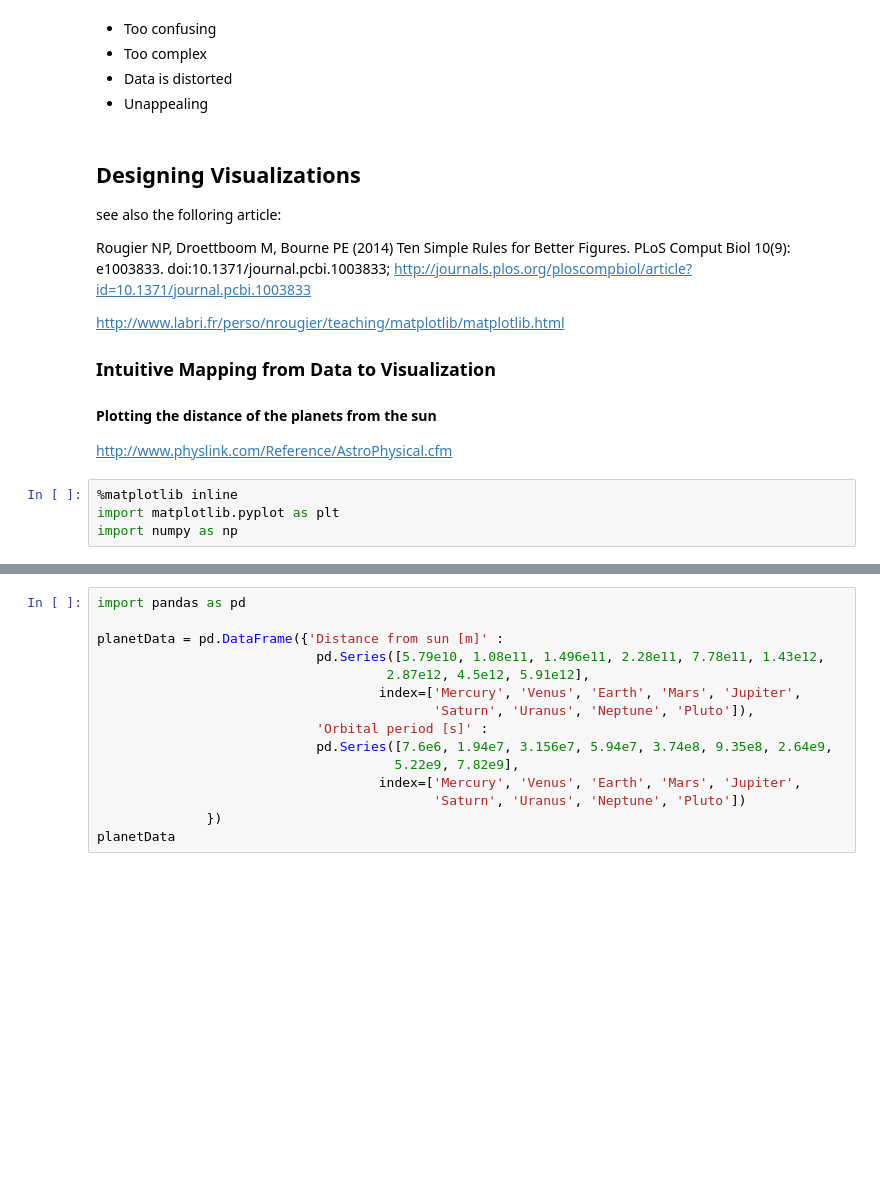
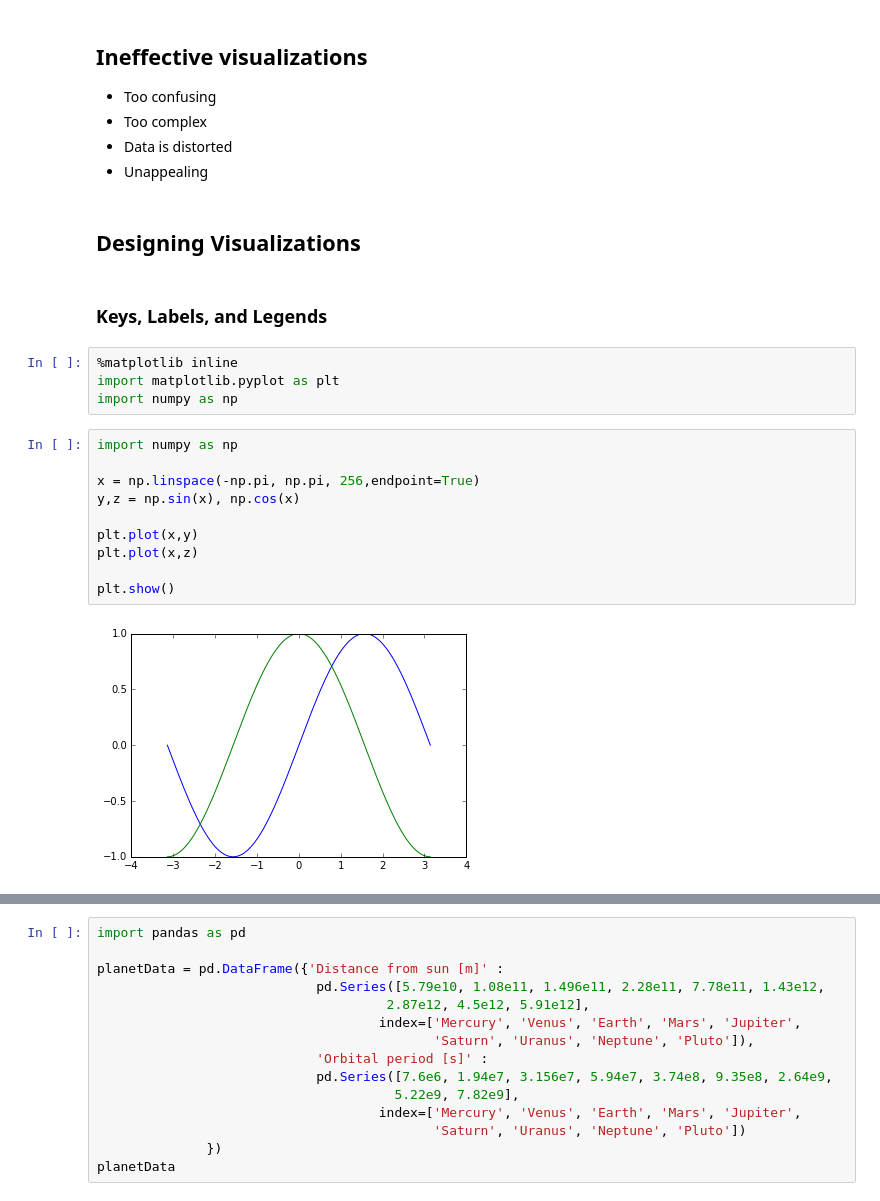
Before and after one commit to scientific-visualization-2016/ClassMaterials, a Jupyter notebook: Week-02/04_effective_visualizations.ipynb, the cells around one changed output, grey strips where cells are left out. Cells and saved outputs as stored; diff of their text form; blank space fills up the shorter version.

```diff
--- a/Week-02/04_effective_visualizations.ipynb
+++ b/Week-02/04_effective_visualizations.ipynb
@@ -7,25 +18,28 @@ For any data sets there are many possibilities for mapping data components to gr
 # %% [markdown]
+ ## Ineffective visualizations
+
 - Too confusing
 - Too complex
 - Data is distorted
 - Unappealing
-# %% [markdown]
-
-## Designing Visualizations
-
-
-see also the folloring article:
-
-Rougier NP, Droettboom M, Bourne PE (2014) Ten Simple Rules for Better Figures. PLoS Comput Biol 10(9): e1003833. doi:10.1371/journal.pcbi.1003833; http://journals.plos.org/ploscompbiol/article?id=10.1371/journal.pcbi.1003833
-
-http://www.labri.fr/perso/nrougier/teaching/matplotlib/matplotlib.html
-
-### Intuitive Mapping from Data to Visualization
-
-#### Plotting the distance of the planets from the sun
-
-http://www.physlink.com/Reference/AstroPhysical.cfm
+# %% [markdown]
+
+## Designing Visualizations
+# %% [markdown]
+### Keys, Labels, and Legends
 # %%
 %matplotlib inline
 import matplotlib.pyplot as plt
 import numpy as np
+# %%
+import numpy as np
+
+x = np.linspace(-np.pi, np.pi, 256,endpoint=True)
+y,z = np.sin(x), np.cos(x)
+
+plt.plot(x,y)
+plt.plot(x,z)
+
+plt.show()
+# %% [output]
+[figure, added]
```
Also changed, not shown: parts of 25 cells of this notebook, 3 other files.
